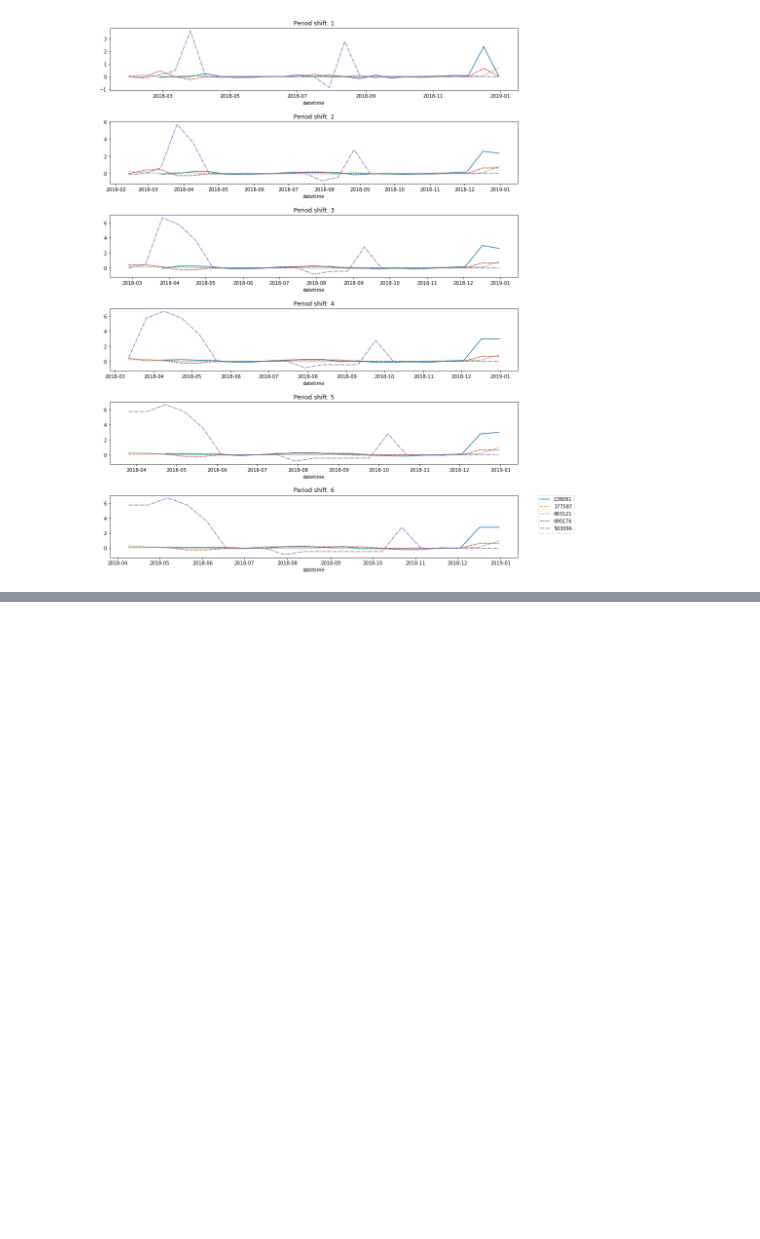
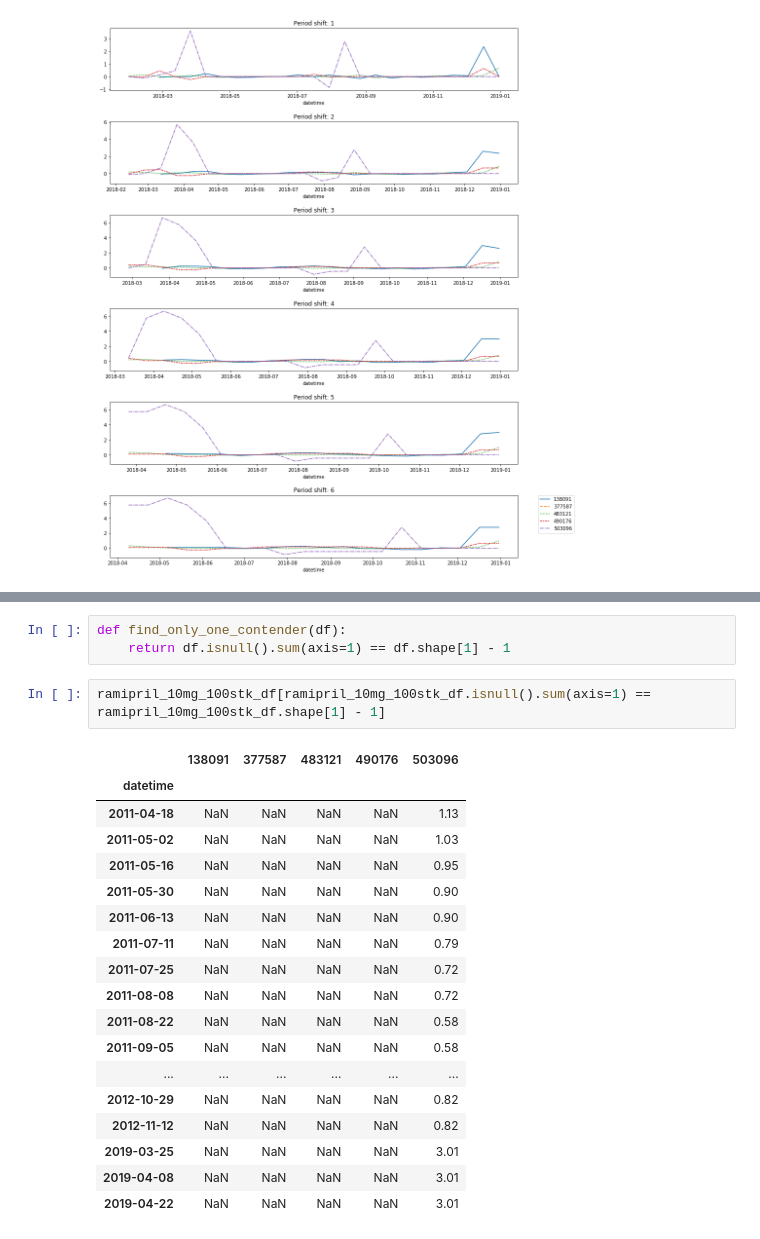
Before and after one commit to blackplague/sds2019, a Jupyter notebook: exam/sds2019_exam_analyzer.ipynb, the cells around one changed output, grey strips where cells are left out. Saved outputs shown, nothing was run; the diff lists cells and outputs as text; blank space fills up the shorter version.

```diff
--- a/exam/sds2019_exam_analyzer.ipynb
+++ b/exam/sds2019_exam_analyzer.ipynb
@@ -237,0 +340,24 @@ plt.legend(bbox_to_anchor=(1.05, 1), loc=2, borderaxespad=0.)
+# %%
+def find_only_one_contender(df):
+    return df.isnull().sum(axis=1) == df.shape[1] - 1
+# %%
+ramipril_10mg_100stk_df[ramipril_10mg_100stk_df.isnull().sum(axis=1) == ramipril_10mg_100stk_df.shape[1] - 1]
+# %% [output]
+|  | 138091 | 377587 | 483121 | 490176 | 503096 |
+| datetime |  |  |  |  |  |
+| 2011-04-18 | NaN | NaN | NaN | NaN | 1.13 |
+| 2011-05-02 | NaN | NaN | NaN | NaN | 1.03 |
+| 2011-05-16 | NaN | NaN | NaN | NaN | 0.95 |
+| 2011-05-30 | NaN | NaN | NaN | NaN | 0.90 |
+| 2011-06-13 | NaN | NaN | NaN | NaN | 0.90 |
+| 2011-07-11 | NaN | NaN | NaN | NaN | 0.79 |
+| 2011-07-25 | NaN | NaN | NaN | NaN | 0.72 |
+| 2011-08-08 | NaN | NaN | NaN | NaN | 0.72 |
+| 2011-08-22 | NaN | NaN | NaN | NaN | 0.58 |
+| 2011-09-05 | NaN | NaN | NaN | NaN | 0.58 |
+| ... | ... | ... | ... | ... | ... |
+| 2012-10-29 | NaN | NaN | NaN | NaN | 0.82 |
+| 2012-11-12 | NaN | NaN | NaN | NaN | 0.82 |
+| 2019-03-25 | NaN | NaN | NaN | NaN | 3.01 |
+| 2019-04-08 | NaN | NaN | NaN | NaN | 3.01 |
+| 2019-04-22 | NaN | NaN | NaN | NaN | 3.01 |
```
Also changed, not shown: parts of 47 cells of this notebook.
